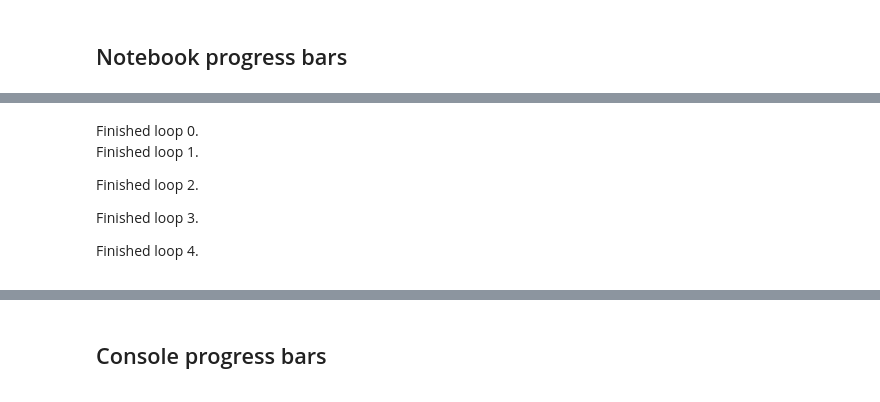
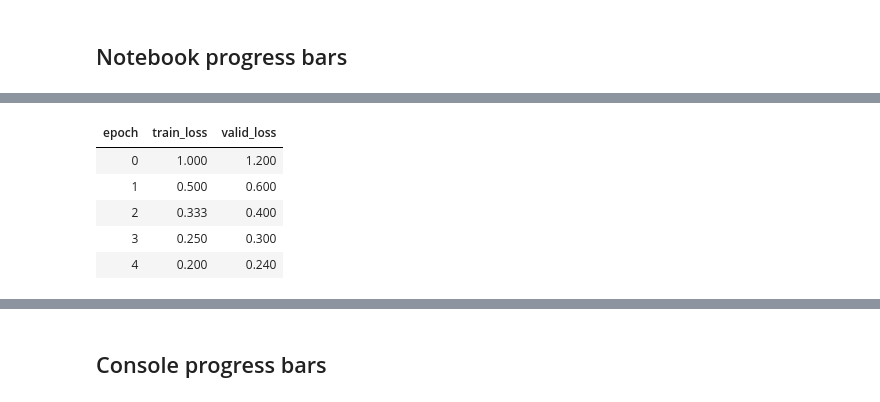
Before and after one commit to AnswerDotAI/fastprogress, a Jupyter notebook: nbs/01_fastprogress.ipynb, the cells around one changed output, grey strips where cells are left out. Saved outputs shown, nothing was run; the diff lists cells and outputs as text; code cells hidden in the pictures.

```diff
--- a/nbs/01_fastprogress.ipynb
+++ b/nbs/01_fastprogress.ipynb
@@ -190,6 +251,6 @@ for i in tst: time.sleep(0.02)
 # %%
 tst = NBProgressBar(range(50))
-for i in range(50):
+for i in range(30):
     time.sleep(0.02)
     tst.update(i)
 tst.on_interrupt()
@@ -198,6 +259,6 @@ Interrupted
 # %%
-tst = NBProgressBar(range(50), total='noinfer')
-for i in range(50):
+tst = NBProgressBar(range(30), total='noinfer')
+for i in range(30):
     time.sleep(0.02)
     tst.update(i)
 # %% [output]
@@ -295,16 +268,0 @@ Finished loop 4.
-# %%
-mb = NBMasterBar(range(5))
-mb.update(0)
-for i in range(5):
-    for j in NBProgressBar(range(10), parent=mb):
-        time.sleep(0.01)
-        #mb.child.comment = f'second bar stat'
-    mb.main_bar.comment = f'first bar stat'
-    mb.write(f'Finished loop {i}.')
-    mb.update(i+1)
-# %% [output]
-Finished loop 0.
-Finished loop 1.
-Finished loop 2.
-Finished loop 3.
-Finished loop 4.
@@ -310,0 +308,15 @@ Finished loop 4.
+# %%
+for i in (mb := NBMasterBar(range(5))):
+    mb.write(['epoch', 'train_loss', 'valid_loss'], table=True) if i==0 else None
+    mb.main_bar.comment = f'first bar stat'
+    for j in mb.progress(range(10)):
+        time.sleep(0.02)
+        mb.child.comment = f'second bar stat'
+    mb.write([str(i), f'{1/(i+1):.3f}', f'{1.2/(i+1):.3f}'], table=True)
+# %% [output]
+| epoch | train_loss | valid_loss |
+| 0 | 1.000 | 1.200 |
+| 1 | 0.500 | 0.600 |
+| 2 | 0.333 | 0.400 |
+| 3 | 0.250 | 0.300 |
+| 4 | 0.200 | 0.240 |
```
Also changed, not shown: parts of 52 cells of this notebook, 6 other files.
